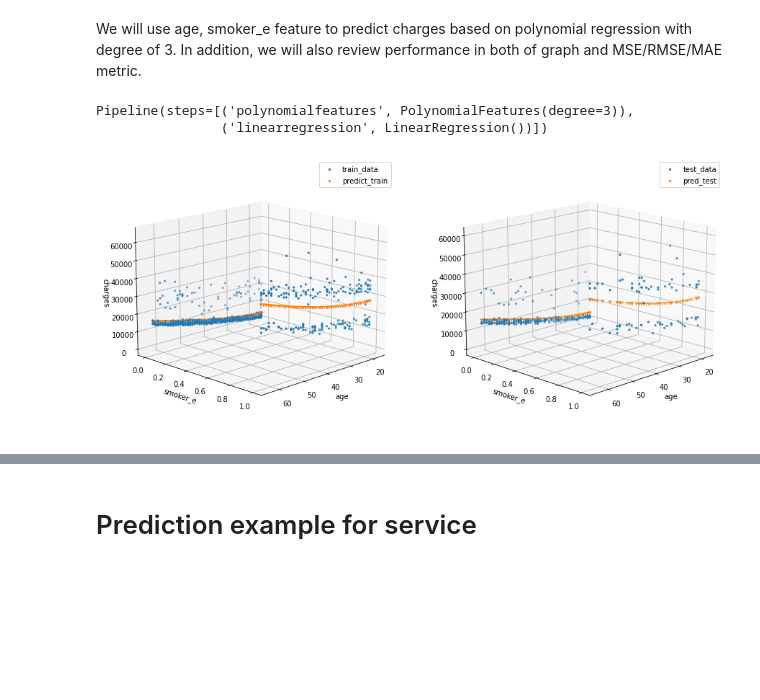
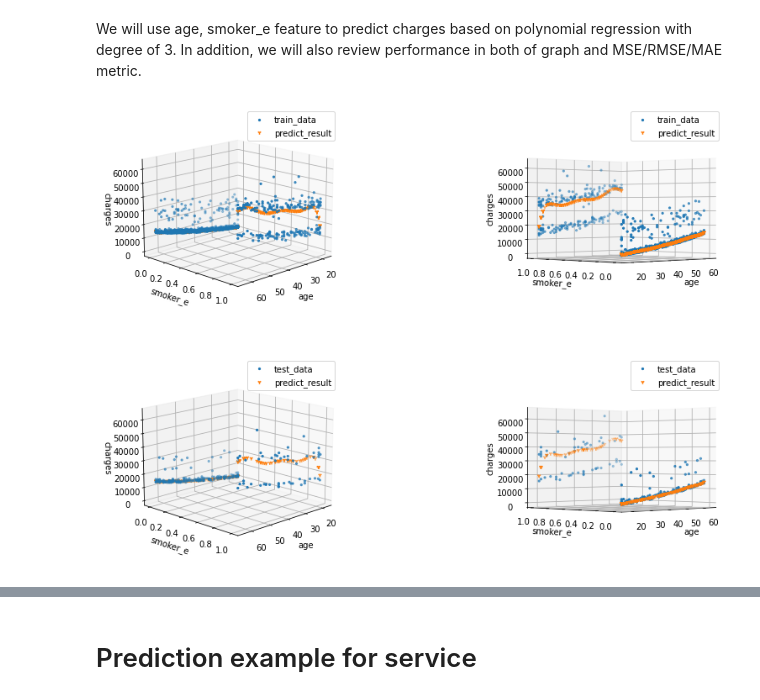
Before and after one commit to doyajii1/sklearn_regression_example, a Jupyter notebook: sklearn_regression_model_v2.ipynb, the cells around one changed output, grey strips where cells are left out. Drawn from its saved outputs; the diff is of its cells as text; code cells hidden in the pictures; blank space fills up the shorter version.

```diff
--- a/sklearn_regression_model_v2.ipynb
+++ b/sklearn_regression_model_v2.ipynb
@@ -259,0 +376,7 @@ Pipeline(steps=[('standardscaler', StandardScaler()),
+# %%
+# takes about 5 mins to run
+regr = make_pipeline(StandardScaler(), SVR(kernel='poly', degree=11, gamma='auto', coef0=float(5)))
+
+# actual data set for training/testing
+X_train, X_test, y_train, y_test = train_test_split(X, y, test_size = 0.20)
+regr.fit(X_train, y_train)
@@ -291,59 +415,81 @@ y = df_features[["charges"]]
-# %%
-x_train, x_test, y_train, y_test = train_test_split(x,
-                                                    y,
-                                                    random_state=1,
-                                                    test_size=0.3)
-# %%
-lr_model = PolynomialRegression(3)
-lr_model.fit(x_train, y_train)
-# %% [output]
-Pipeline(steps=[('polynomialfeatures', PolynomialFeatures(degree=3)),
-                ('linearregression', LinearRegression())])
 # %%
 #predictions with train data
-pred_train = lr_model.predict(x_train)
+pred_train = regr.predict(X_train)
 
 #predictions with test data
-pred_test = lr_model.predict(x_test)
+pred_test = regr.predict(X_test)
 # %%
 import matplotlib.pyplot as plt
 
 fig = plt.figure()
 
-ax = fig.add_subplot(1, 2, 1, projection='3d')
+ax = fig.add_subplot(2, 2, 1, projection='3d')
 
-x_plot = np.asarray(x_train['age'].values.tolist())
-y_plot = np.asarray(x_train['smoker_e'].values.tolist())
-z_plot = np.asarray(y_train['charges'].values.tolist())
+x_plot = np.asarray(X_train[:, 0])
+y_plot = np.asarray(X_train[:, 1])
+z_plot = np.asarray(y_train)
 ax.scatter(x_plot, y_plot, z_plot, marker='.')
 ax.scatter(x_plot, y_plot, pred_train, marker='1')
 ax.set_xlabel('age')
 ax.set_ylabel('smoker_e')
 ax.set_zlabel('charges')
-ax.legend(['train_data', 'predict_train'])
+ax.legend(['train_data', 'predict_result'])
 
 
 ax.view_init(15, 45)
 
-ax = fig.add_subplot(1, 2, 2, projection='3d')
 
-x_plot = np.asarray(x_test['age'].values.tolist())
-y_plot = np.asarray(x_test['smoker_e'].values.tolist())
-z_plot = np.asarray(y_test['charges'].values.tolist())
+ax = fig.add_subplot(2, 2, 2, projection='3d')
+
+x_plot = np.asarray(X_train[:, 0])
+y_plot = np.asarray(X_train[:, 1])
+z_plot = np.asarray(y_train)
+ax.scatter(x_plot, y_plot, z_plot, marker='.')
+ax.scatter(x_plot, y_plot, pred_train, marker='1')
+ax.set_xlabel('age')
+ax.set_ylabel('smoker_e')
+ax.set_zlabel('charges')
+ax.legend(['train_data', 'predict_result'])
+
+
+ax.view_init(0, 225)
+
+
+ax = fig.add_subplot(2, 2, 3, projection='3d')
+
+x_plot = np.asarray(X_test[:, 0])
+y_plot = np.asarray(X_test[:, 1])
+z_plot = np.asarray(y_test)
 ax.scatter(x_plot, y_plot, z_plot, marker='.')
 ax.scatter(x_plot, y_plot, pred_test, marker='1')
 ax.set_xlabel('age')
 ax.set_ylabel('smoker_e')
 ax.set_zlabel('charges')
-ax.legend(['test_data', 'pred_test'])
+ax.legend(['test_data', 'predict_result'])
 
 
 ax.view_init(15, 45)
 
+
+ax = fig.add_subplot(2, 2, 4, projection='3d')
+
+x_plot = np.asarray(X_test[:, 0])
+y_plot = np.asarray(X_test[:, 1])
+z_plot = np.asarray(y_test)
+ax.scatter(x_plot, y_plot, z_plot, marker='.')
+ax.scatter(x_plot, y_plot, pred_test, marker='1')
+ax.set_xlabel('age')
+ax.set_ylabel('smoker_e')
+ax.set_zlabel('charges')
+ax.legend(['test_data', 'predict_result'])
+
+
+ax.view_init(0, 225)
+
 plt.rcParams['figure.figsize'] = [15, 10] # w x h
 plt.show()
 # %% [output]
-[figure, old version]
+[figure, new version]
 # %%
 mse_train = mean_squared_error(pred_train, y_train)
 sqrt_mse_train = np.sqrt(mse_train)
```
Also changed, not shown: parts of 13 cells of this notebook.
